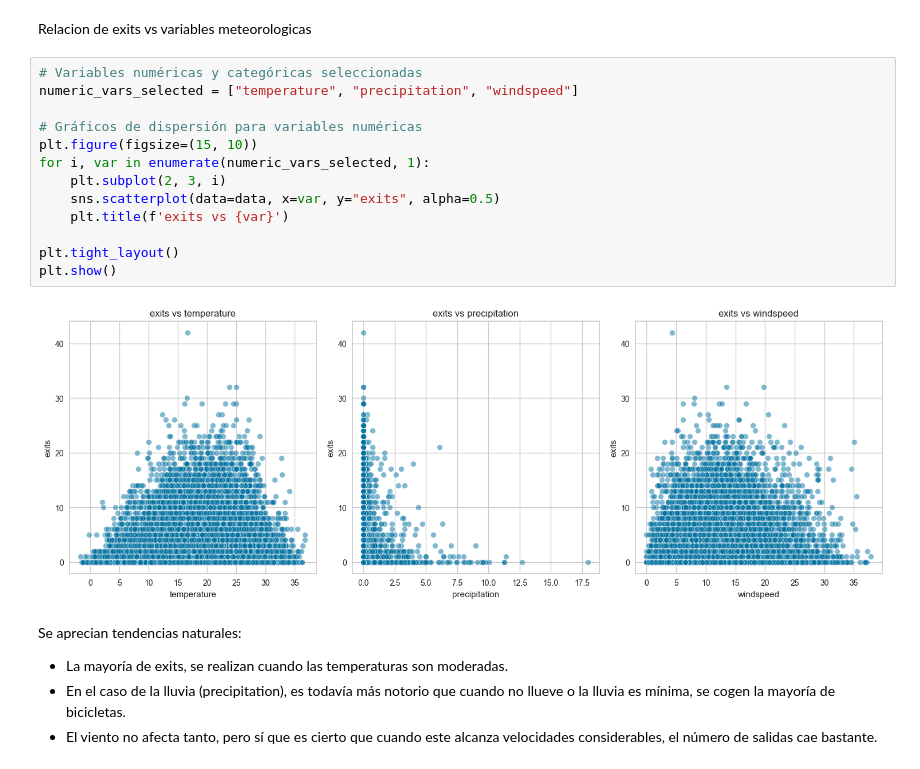
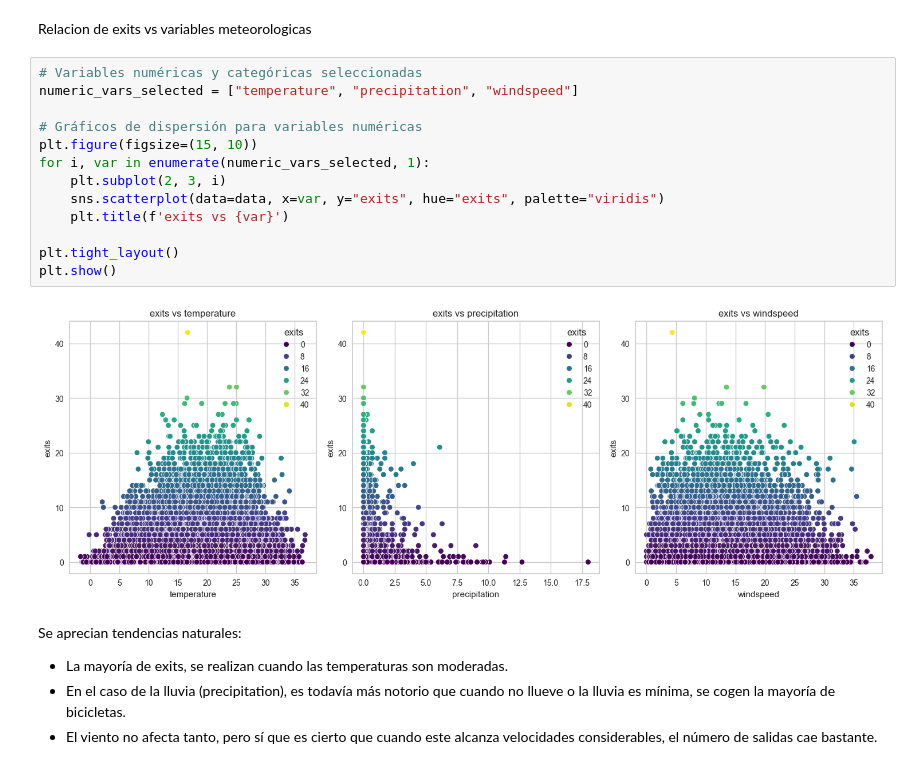
Before and after one commit to nicollorens12/BicingEstimator, a Jupyter notebook: notebook.ipynb, the cells around one changed output. Drawn from its saved outputs; the diff is of its cells as text.

Commit message:
More models, more graphs

```diff
--- a/notebook.ipynb
+++ b/notebook.ipynb
@@ -171,18 +197,18 @@ Relacion de exits vs variables meteorologicas
 # %%
 # Variables numéricas y categóricas seleccionadas
 numeric_vars_selected = ["temperature", "precipitation", "windspeed"]
 
 # Gráficos de dispersión para variables numéricas
 plt.figure(figsize=(15, 10))
 for i, var in enumerate(numeric_vars_selected, 1):
     plt.subplot(2, 3, i)
-    sns.scatterplot(data=data, x=var, y="exits", alpha=0.5)
+    sns.scatterplot(data=data, x=var, y="exits", hue="exits", palette="viridis")
     plt.title(f'exits vs {var}')
 
 plt.tight_layout()
 plt.show()
 # %% [output]
-[figure, old version]
+[figure, new version]
 # %% [markdown]
 Se aprecian tendencias naturales:
 - La mayoría de exits, se realizan cuando las temperaturas son moderadas.
```
Also changed, not shown: parts of 25 cells of this notebook.
